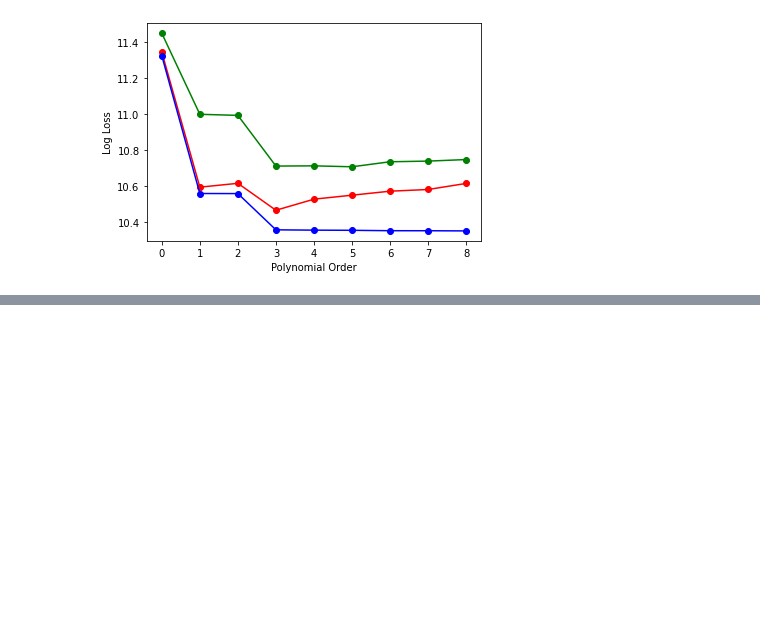
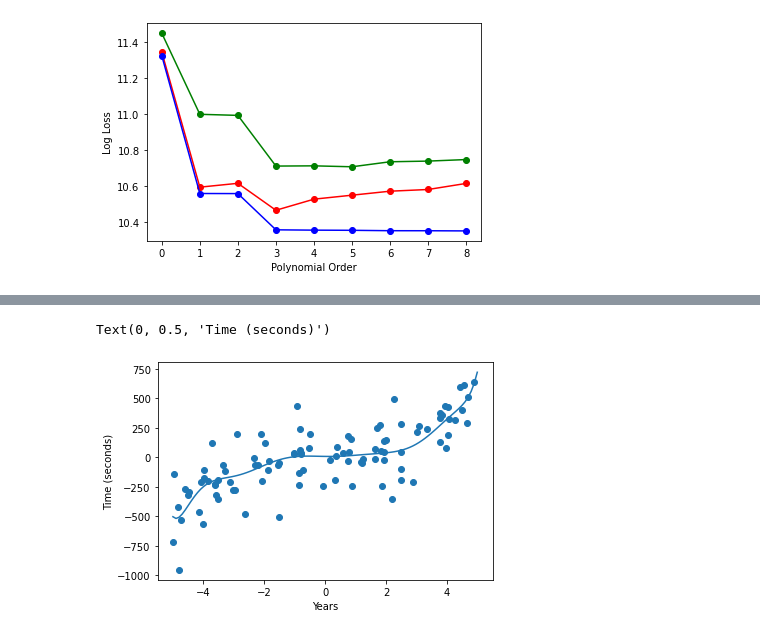
Before and after one commit to kurokawa5/ML4DS, a Jupyter notebook: 02_linear_regression/02_linear_regression.ipynb, the cells around one changed output, grey strips where cells are left out. Saved outputs shown, nothing was run; the diff lists cells and outputs as text; code cells hidden in the pictures; blank space fills up the shorter version.

```diff
--- a/02_linear_regression/02_linear_regression.ipynb
+++ b/02_linear_regression/02_linear_regression.ipynb
@@ -227,0 +252,22 @@ Text(0, 0.5, 'Log Loss')
+# %%
+from sklearn.linear_model import Ridge
+from sklearn.model_selection import GridSearchCV
+
+poly_order = 10
+X_train = make_polynomial(x, poly_order) # construct polynomial matrix on training data
+
+x_test = np.linspace(-5,5,100)[:,None] # generate x_test for plotting
+X_test = make_polynomial(x_test, poly_order) # construct polynomial matrix on x_test
+
+ridge = Ridge() # call ridge model
+parameters = {'alpha': np.linspace(1, 10, 20)} # set out search grid for alpha
+ridge_model = GridSearchCV(ridge, parameters, scoring = 'neg_mean_squared_error', cv=5) # Define CV on the search grid to define alpha
+ridge_model.fit(X_train, t) # Fit training data
+
+plt.plot(x_test, ridge_model.predict(X_test)) # plot the model
+plt.scatter(x,t) # draw a scatter plot
+plt.xlabel('Years') # always label x&y-axis
+plt.ylabel('Time (seconds)') # always label x&y-axis
+# %% [output]
+Text(0, 0.5, 'Time (seconds)')
+[figure, added]
```
Also changed, not shown: parts of 8 cells of this notebook.
